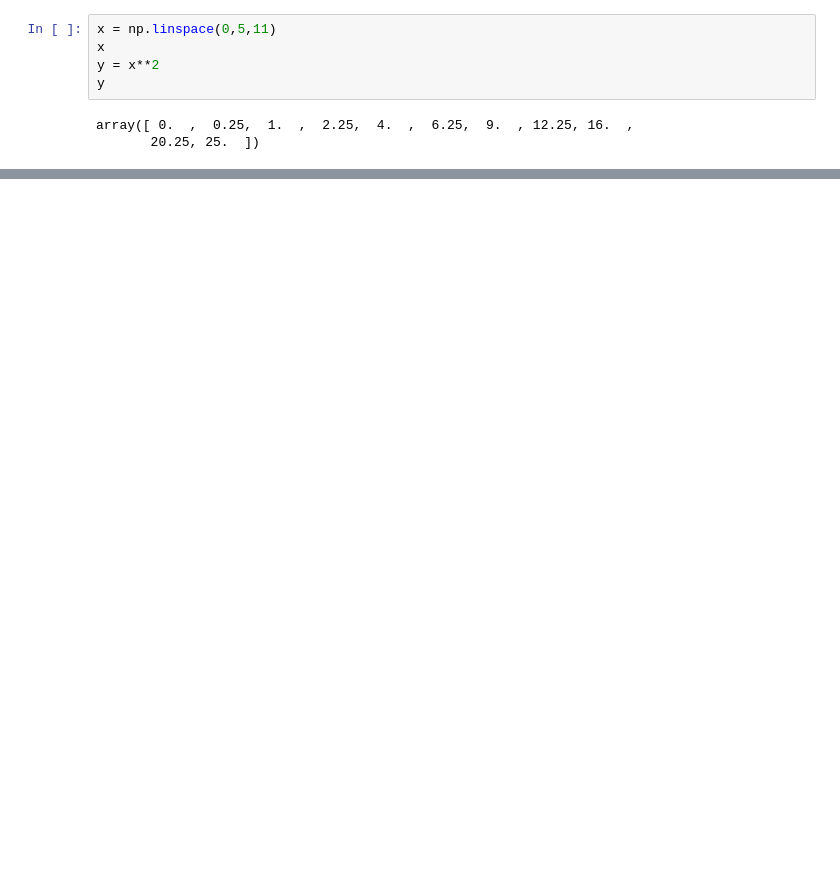
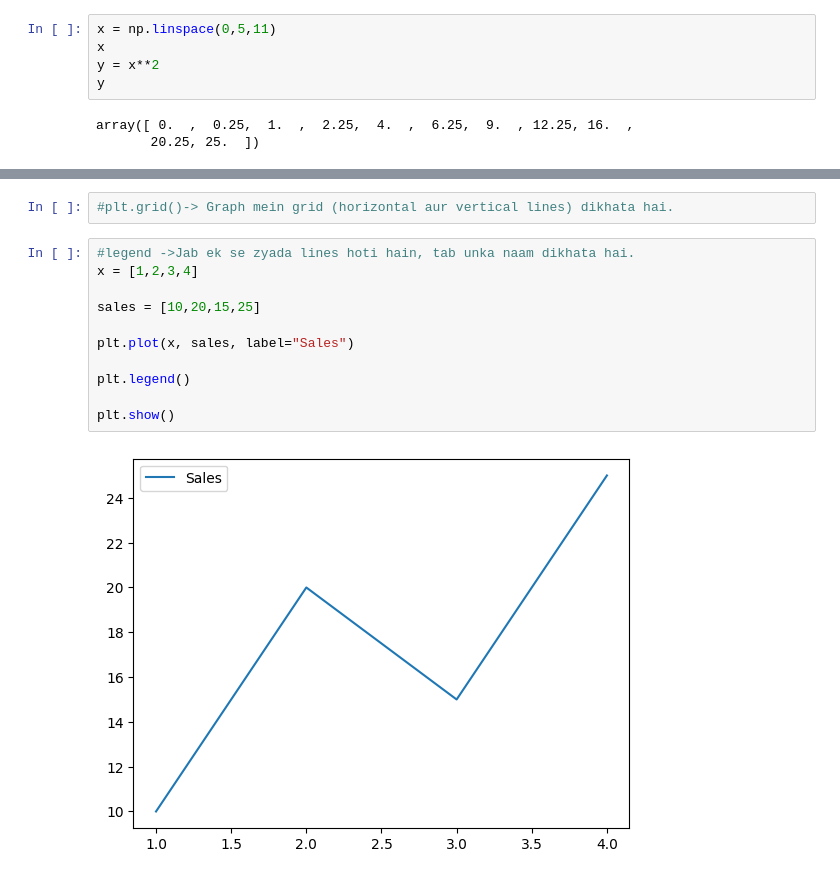
Before and after one commit to 05tanish/ml-journey, a Jupyter notebook: Matplotlib/1.ipynb, the cells around one changed output, grey strips where cells are left out. Cells and saved outputs as stored; diff of their text form; blank space fills up the shorter version.

```diff
--- a/Matplotlib/1.ipynb
+++ b/Matplotlib/1.ipynb
@@ -40,0 +67,15 @@ IndentationError: unexpected indent (2627968693.py, line 14)
+# %%
+#plt.grid()-> Graph mein grid (horizontal aur vertical lines) dikhata hai.
+# %%
+#legend ->Jab ek se zyada lines hoti hain, tab unka naam dikhata hai.
+x = [1,2,3,4]
+
+sales = [10,20,15,25]
+
+plt.plot(x, sales, label="Sales")
+
+plt.legend()
+
+plt.show()
+# %% [output]
+[figure, added]
```
Also changed, not shown: parts of 24 cells of this notebook, 2 other files.
